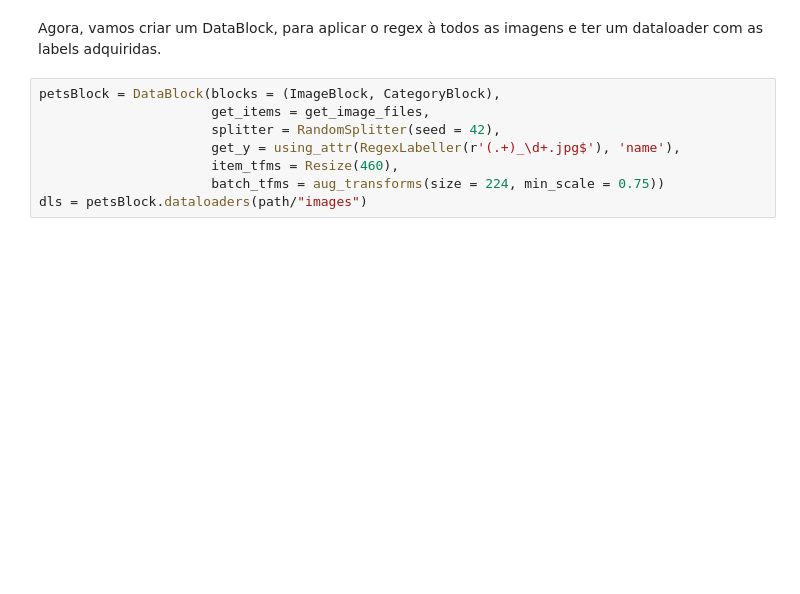
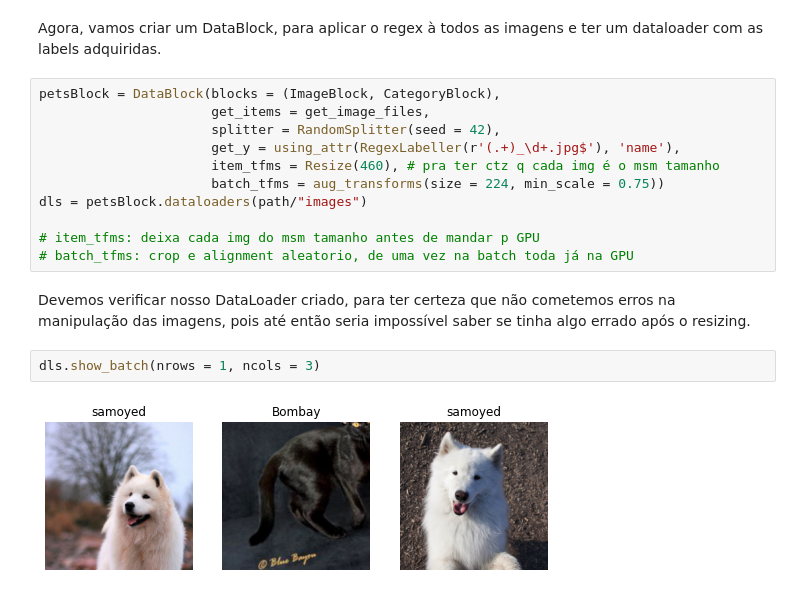
Before and after one commit to pxpc2/aprendizadodemaquina-unb, a Jupyter notebook: imgclassifier.ipynb, the cells around one changed output. Cells and saved outputs as stored; diff of their text form; blank space fills up the shorter version.

```diff
--- a/imgclassifier.ipynb
+++ b/imgclassifier.ipynb
@@ -43,6 +48,15 @@ petsBlock = DataBlock(blocks = (ImageBlock, CategoryBlock),
                       get_items = get_image_files,
                       splitter = RandomSplitter(seed = 42),
                       get_y = using_attr(RegexLabeller(r'(.+)_\d+.jpg$'), 'name'),
-                      item_tfms = Resize(460),
+                      item_tfms = Resize(460), # pra ter ctz q cada img é o msm tamanho
                       batch_tfms = aug_transforms(size = 224, min_scale = 0.75))
 dls = petsBlock.dataloaders(path/"images")
+
+# item_tfms: deixa cada img do msm tamanho antes de mandar p GPU
+# batch_tfms: crop e alignment aleatorio, de uma vez na batch toda já na GPU
+# %% [markdown]
+Devemos verificar nosso DataLoader criado, para ter certeza que não cometemos erros na manipulação das imagens, pois até então seria impossível saber se tinha algo errado após o resizing.
+# %%
+dls.show_batch(nrows = 1, ncols = 3)
+# %% [output]
+[figure, added]
```
Also changed, not shown: parts of 12 cells of this notebook.
